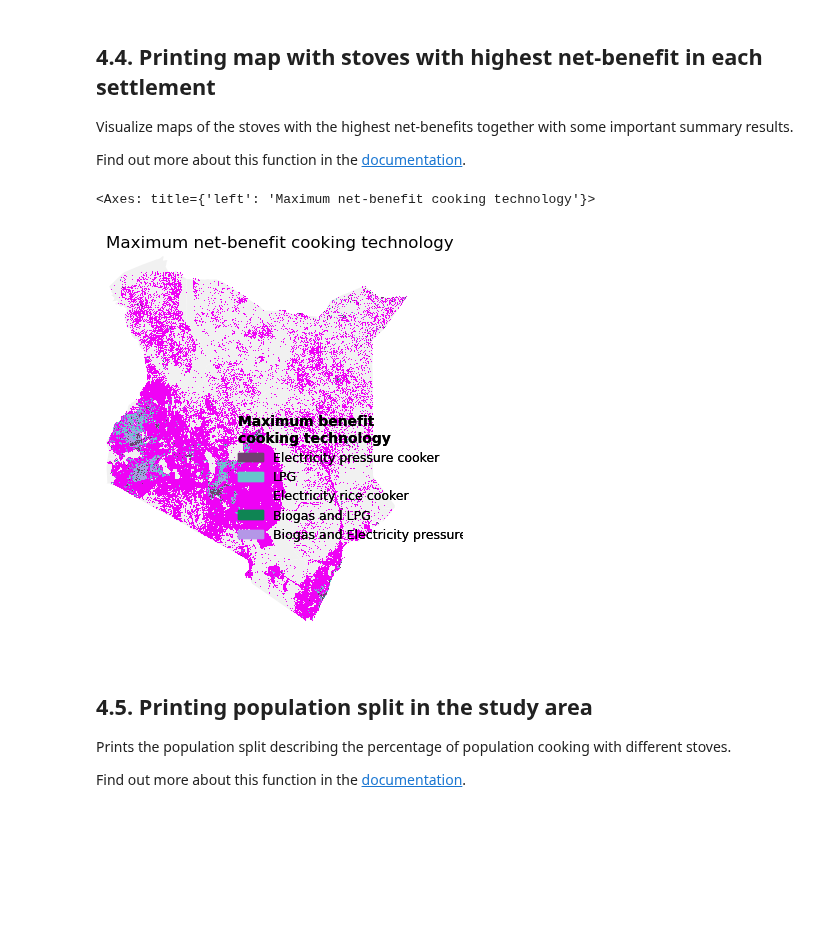
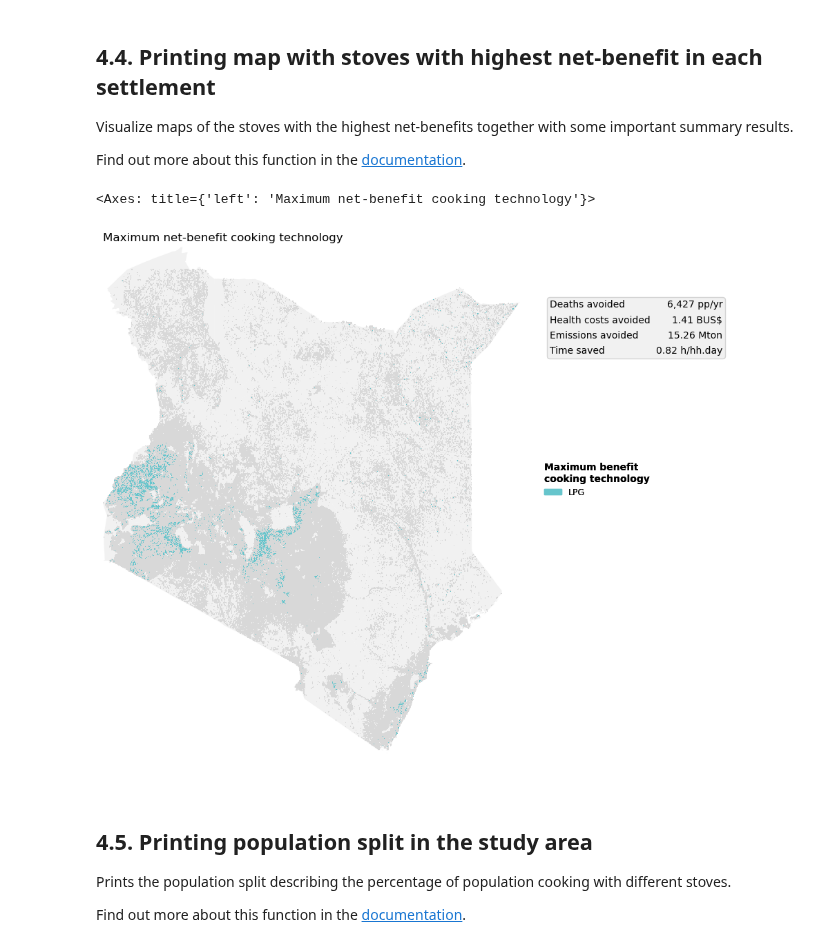
Before and after one commit to Open-Source-Spatial-Clean-Cooking-Tool/OnStove, a Jupyter notebook: example/OnStove_notebook.ipynb, the cells around one changed output. Drawn from its saved outputs; the diff is of its cells as text; code cells hidden in the pictures; blank space fills up the shorter version.

Commit message:
Fixes visualization issues

```diff
--- a/example/OnStove_notebook.ipynb
+++ b/example/OnStove_notebook.ipynb
@@ -824,19 +543,19 @@ Visualize maps of the stoves with the highest net-benefits together with some im
 
 Find out more about this function in the [documentation](https://onstove-documentation.readthedocs.io/en/latest/generated/onstove.OnStove.plot.html).
 # %%
-results.plot('max_benefit_tech', cmap=cmap,
+results.plot('max_benefit_tech', cmap=cmap, year=2024, cumulative_stats=False,
              title=f'Maximum net-benefit cooking technology',
-             figsize=(5, 5),
+             figsize=(10, 10),
              labels=labels, legend=True, legend_title='Maximum benefit\ncooking technology',
-             legend_position=(0.4, 0.6),
+             legend_position=(1, 0.6),
              legend_prop={'title': {'size': 10, 'weight': 'bold'}, 'size': 9},
-             rasterized=True, stats=False,
+             rasterized=True, stats=True,
              dpi=300,
              save_as='map.png'
             )
 # %% [output]
 <Axes: title={'left': 'Maximum net-benefit cooking technology'}>
-[figure, old version]
+[figure, new version]
 # %% [markdown]
 ## 4.5. Printing population split in the study area
 
```
Also changed, not shown: parts of 40 cells of this notebook, 2 other files.
